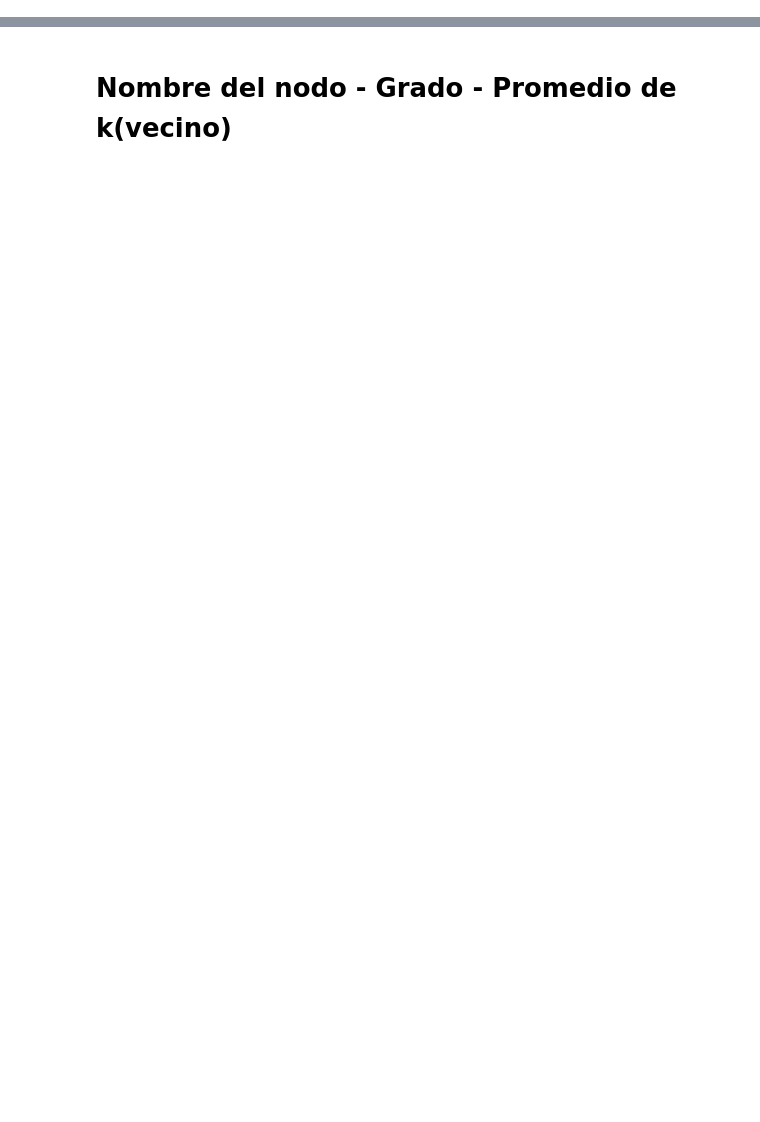
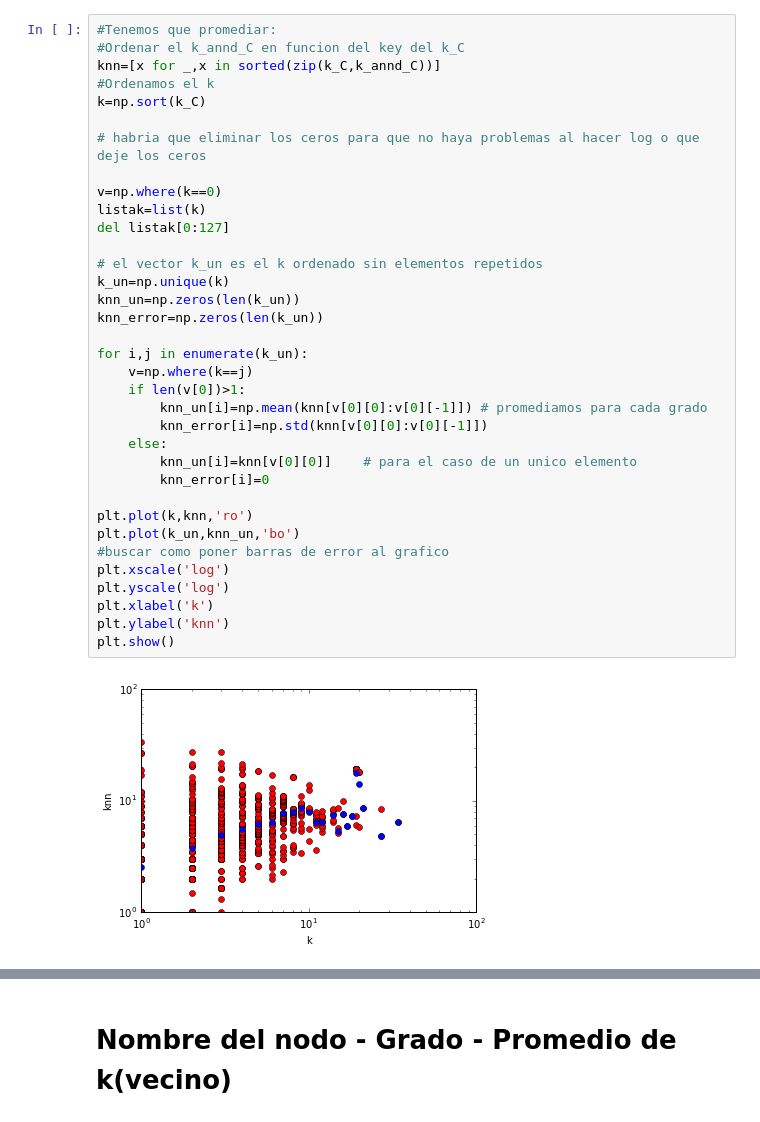
Before and after one commit to Redes2018/tp1, a Jupyter notebook: TC1-4.ipynb, the cells around one changed output, grey strips where cells are left out. Drawn from its saved outputs; the diff is of its cells as text; blank space fills up the shorter version.

```diff
--- a/TC1-4.ipynb
+++ b/TC1-4.ipynb
@@ -35,0 +47,37 @@ for i in range(nodosC):
+# %%
+#Tenemos que promediar:
+#Ordenar el k_annd_C en funcion del key del k_C
+knn=[x for _,x in sorted(zip(k_C,k_annd_C))]
+#Ordenamos el k
+k=np.sort(k_C)
+
+# habria que eliminar los ceros para que no haya problemas al hacer log o que deje los ceros
+
+v=np.where(k==0)
+listak=list(k)
+del listak[0:127]
+
+# el vector k_un es el k ordenado sin elementos repetidos
+k_un=np.unique(k)
+knn_un=np.zeros(len(k_un))
+knn_error=np.zeros(len(k_un))
+
+for i,j in enumerate(k_un):
+    v=np.where(k==j)
+    if len(v[0])>1:
+        knn_un[i]=np.mean(knn[v[0][0]:v[0][-1]]) # promediamos para cada grado
+        knn_error[i]=np.std(knn[v[0][0]:v[0][-1]])
+    else:
+        knn_un[i]=knn[v[0][0]]    # para el caso de un unico elemento
+        knn_error[i]=0
+
+plt.plot(k,knn,'ro')
+plt.plot(k_un,knn_un,'bo')
+#buscar como poner barras de error al grafico
+plt.xscale('log')
+plt.yscale('log')
+plt.xlabel('k')
+plt.ylabel('knn')
+plt.show()
+# %% [output]
+[figure, added]
```
Also changed, not shown: parts of 5 cells of this notebook.
